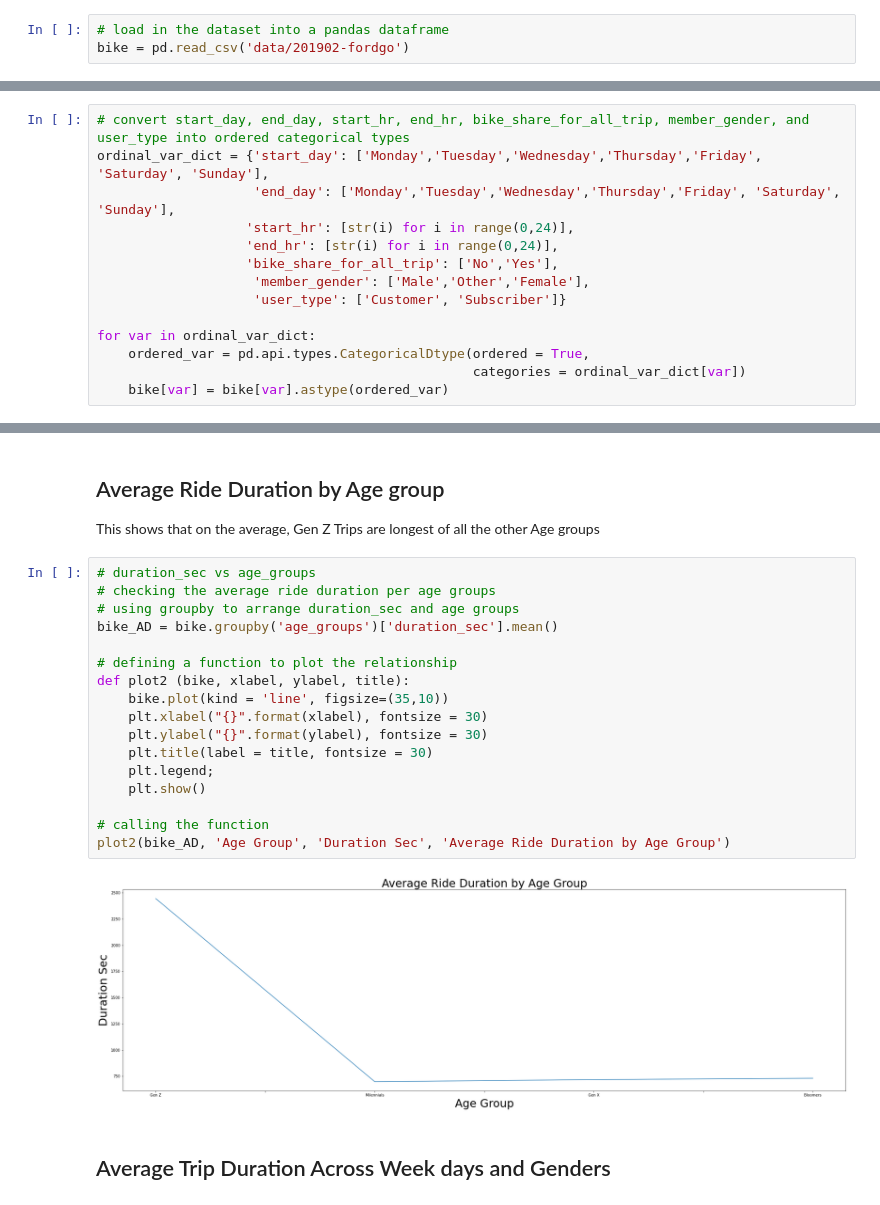
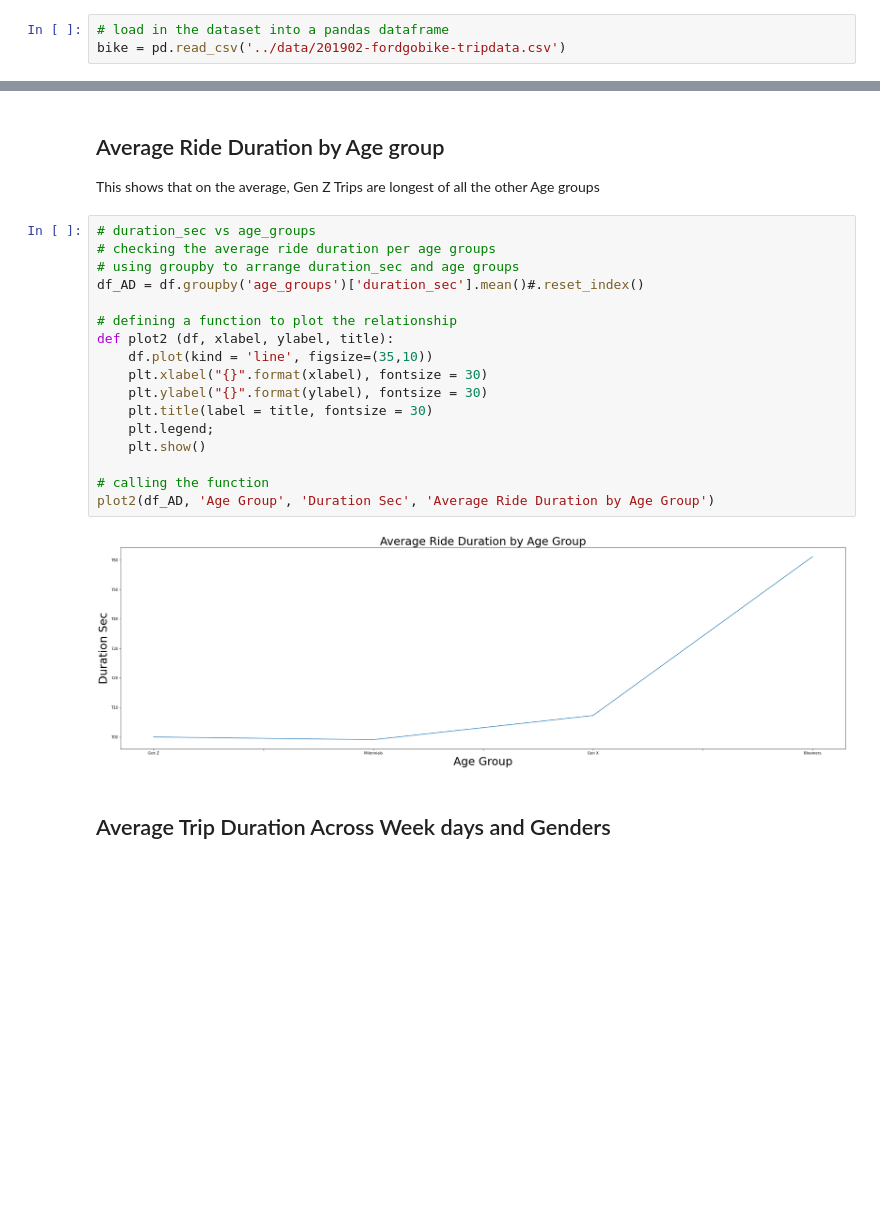
Before and after one commit to I-Sobe/Ford-GoBike-System-Data, a Jupyter notebook: script/Part_II_slide_deck_template.ipynb, the cells around one changed output, grey strips where cells are left out. Drawn from its saved outputs; the diff is of its cells as text; blank space fills up the shorter version.

```diff
--- a/script/Part_II_slide_deck_template.ipynb
+++ b/script/Part_II_slide_deck_template.ipynb
@@ -24,4 +41,4 @@ import warnings
 warnings.simplefilter("ignore")
 # %%
 # load in the dataset into a pandas dataframe
-bike = pd.read_csv('data/201902-fordgo')
+bike = pd.read_csv('../data/201902-fordgobike-tripdata.csv')
@@ -60,14 +44,0 @@ bike['age_groups'] = pd.cut(bike['age'], bin_edges, labels = bin_names)
-# %%
-# convert start_day, end_day, start_hr, end_hr, bike_share_for_all_trip, member_gender, and user_type into ordered categorical types
-ordinal_var_dict = {'start_day': ['Monday','Tuesday','Wednesday','Thursday','Friday', 'Saturday', 'Sunday'],
-                    'end_day': ['Monday','Tuesday','Wednesday','Thursday','Friday', 'Saturday', 'Sunday'],
-                   'start_hr': [str(i) for i in range(0,24)],
-                   'end_hr': [str(i) for i in range(0,24)],
-                   'bike_share_for_all_trip': ['No','Yes'],
-                    'member_gender': ['Male','Other','Female'],
-                    'user_type': ['Customer', 'Subscriber']}
-
-for var in ordinal_var_dict:
-    ordered_var = pd.api.types.CategoricalDtype(ordered = True,
-                                                categories = ordinal_var_dict[var])
-    bike[var] = bike[var].astype(ordered_var)
@@ -150,21 +196,21 @@ This shows that on the average, Gen Z Trips are longest of all the other Age gro
 # %%
 # duration_sec vs age_groups
 # checking the average ride duration per age groups
 # using groupby to arrange duration_sec and age groups
-bike_AD = bike.groupby('age_groups')['duration_sec'].mean()
+df_AD = df.groupby('age_groups')['duration_sec'].mean()#.reset_index()
 
 # defining a function to plot the relationship
-def plot2 (bike, xlabel, ylabel, title):
-    bike.plot(kind = 'line', figsize=(35,10))
+def plot2 (df, xlabel, ylabel, title):
+    df.plot(kind = 'line', figsize=(35,10))
     plt.xlabel("{}".format(xlabel), fontsize = 30)
     plt.ylabel("{}".format(ylabel), fontsize = 30)
     plt.title(label = title, fontsize = 30)
     plt.legend;
     plt.show()
 
 # calling the function
-plot2(bike_AD, 'Age Group', 'Duration Sec', 'Average Ride Duration by Age Group')
+plot2(df_AD, 'Age Group', 'Duration Sec', 'Average Ride Duration by Age Group')
 # %% [output]
-[figure, old version]
+[figure, new version]
 # %% [markdown]
 ## Average Trip Duration Across Week days and Genders
```
Also changed, not shown: parts of 19 cells of this notebook, 2 other files.
